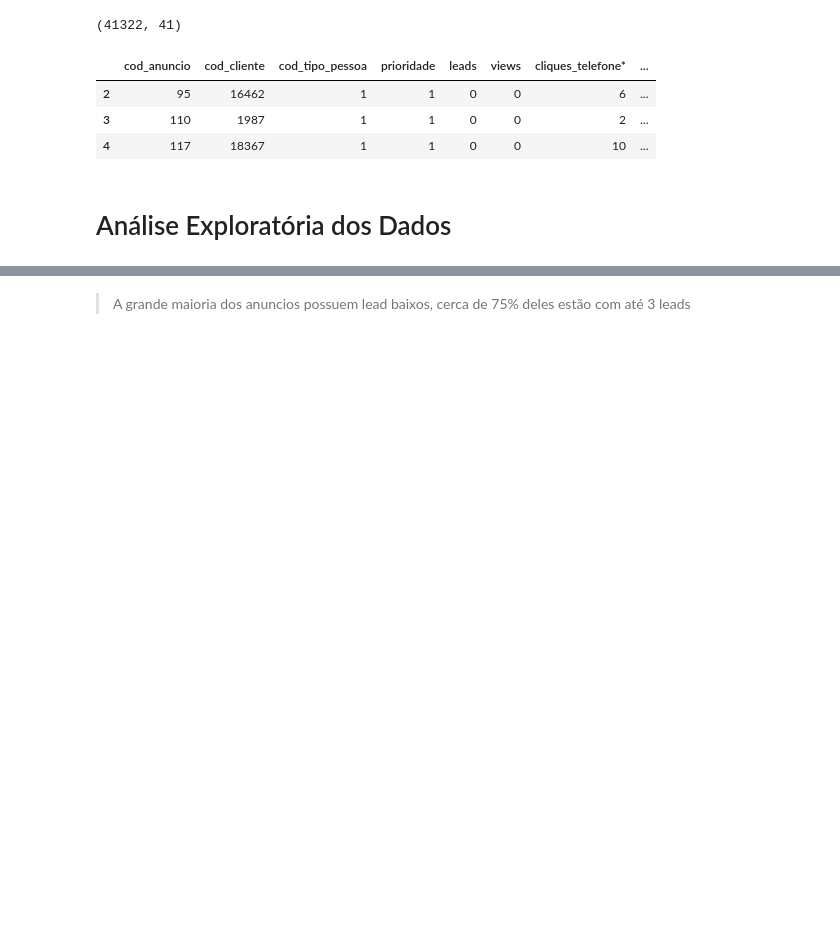
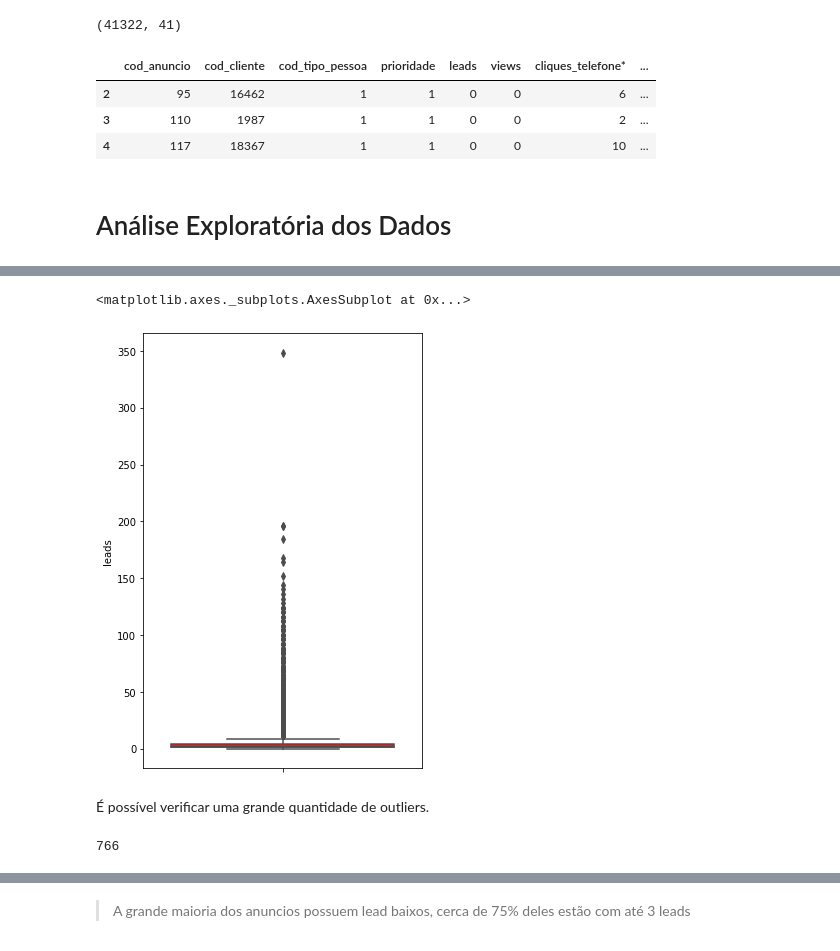
Before and after one commit to rafajovelho/Case1, a Jupyter notebook: Case-GCBInvestimentosipynb.ipynb, the cells around one changed output, grey strips where cells are left out. Cells and saved outputs as stored; diff of their text form; code cells hidden in the pictures; blank space fills up the shorter version.

```diff
--- a/Case-GCBInvestimentosipynb.ipynb
+++ b/Case-GCBInvestimentosipynb.ipynb
@@ -190,0 +201,23 @@ df.head(3)
+# %%
+# Boxplot da variável target 'leads'
+plt.figure(figsize= (5,8))
+
+sns.boxplot(data = df, y = 'leads', orient = 'v', color = 'r')
+# %% [output]
+<matplotlib.axes._subplots.AxesSubplot at 0x...>
+[figure, added]
+# %% [markdown]
+É possível verificar uma grande quantidade de outliers.
+# %%
+# Vamos considerar outliers, registros com valores de zscore maior que t3
+
+qtd_leads = []
+zscore = stats.zscore(df.leads)
+for i in zscore:
+    if i > 3:
+        qtd_leads.append(i)
+print(len(qtd_leads))
+
+# Temos 766 registros considaderados como outliers na coluna leads que poderão ser tratados posteriormente
+# %% [output]
+766
```
Also changed, not shown: parts of 69 cells of this notebook, 1 other file.
